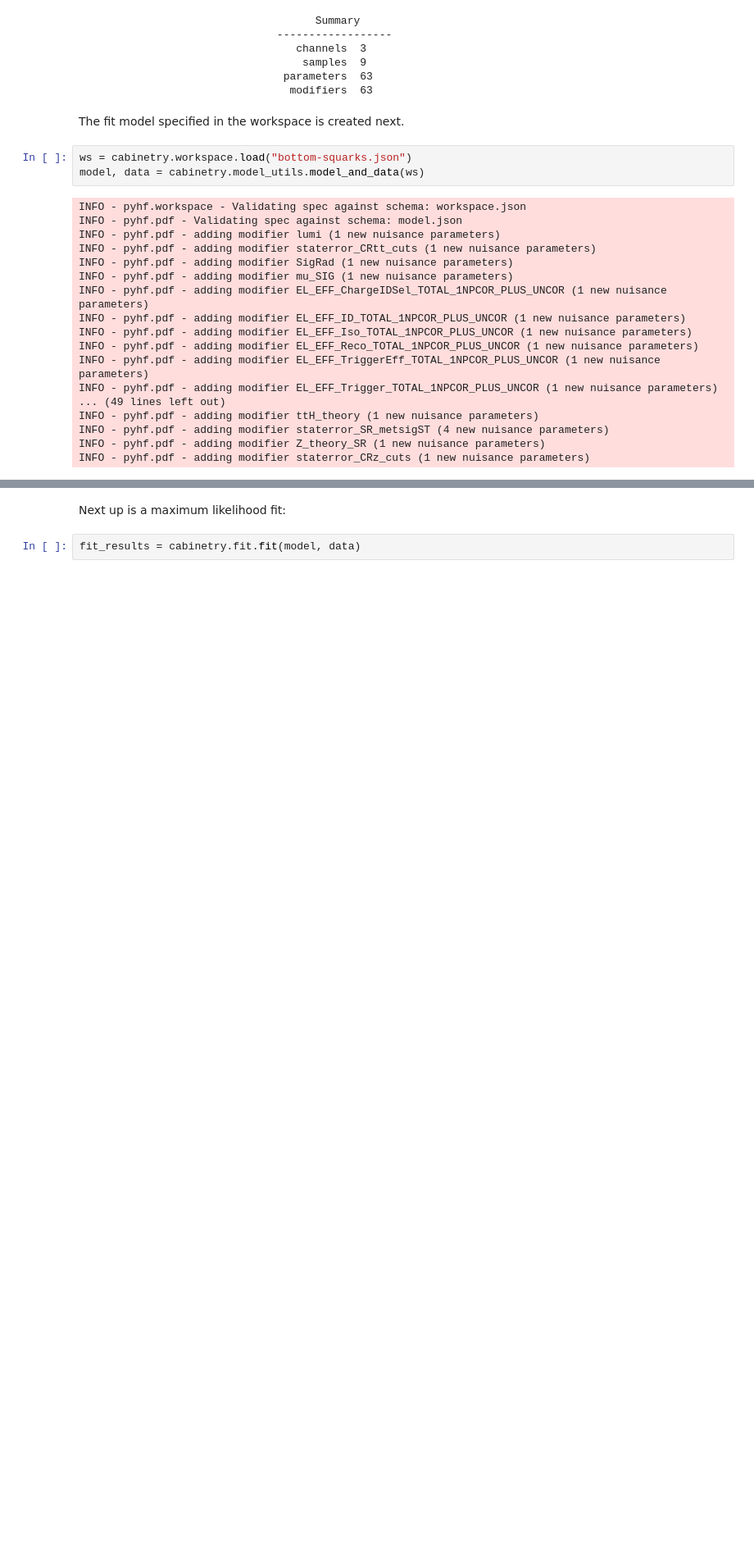
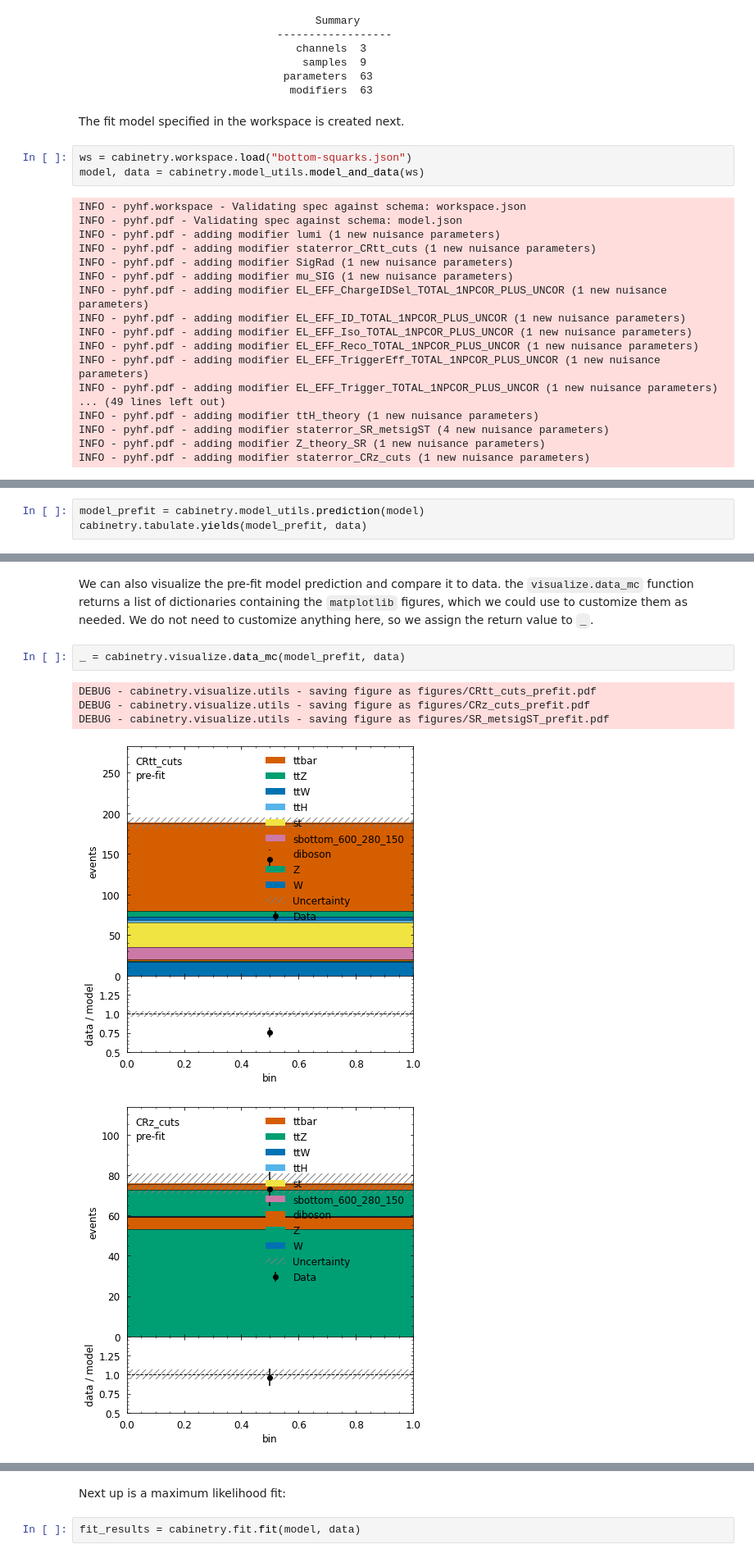
Before and after one commit to cabinetry/cabinetry-tutorials, a Jupyter notebook: HEPData_workspace.ipynb, the cells around one changed output, grey strips where cells are left out. Shown: that part at 82% size. Cells and saved outputs as stored; diff of their text form; blank space fills up the shorter version.

Commit message:
feat: update to cabinetry 0.3.0 (#10)
* update notebooks to cabinetry 0.3.0 API

```diff
--- a/HEPData_workspace.ipynb
+++ b/HEPData_workspace.ipynb
@@ -92,0 +60,3 @@ DEBUG - cabinetry.contrib.matplotlib_visualize - saving figure as figures/SR_met
+# %%
+model_prefit = cabinetry.model_utils.prediction(model)
+cabinetry.tabulate.yields(model_prefit, data)
@@ -92,0 +81,10 @@ DEBUG - cabinetry.contrib.matplotlib_visualize - saving figure as figures/SR_met
+# %% [markdown]
+We can also visualize the pre-fit model prediction and compare it to data. the `visualize.data_mc` function returns a list of dictionaries containing the `matplotlib` figures, which we could use to customize them as needed. We do not need to customize anything here, so we assign the return value to `_`.
+# %%
+_ = cabinetry.visualize.data_mc(model_prefit, data)
+# %% [output]
+DEBUG - cabinetry.visualize.utils - saving figure as figures/CRtt_cuts_prefit.pdf
+DEBUG - cabinetry.visualize.utils - saving figure as figures/CRz_cuts_prefit.pdf
+DEBUG - cabinetry.visualize.utils - saving figure as figures/SR_metsigST_prefit.pdf
+[figure, added]
+[figure, added]
```
Also changed, not shown: parts of 14 cells of this notebook, 3 other files.
